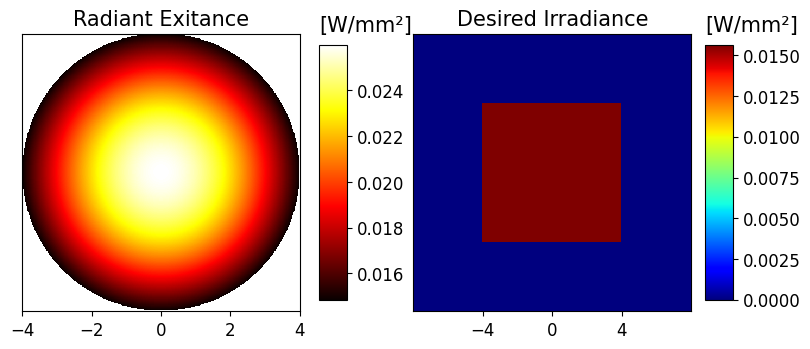
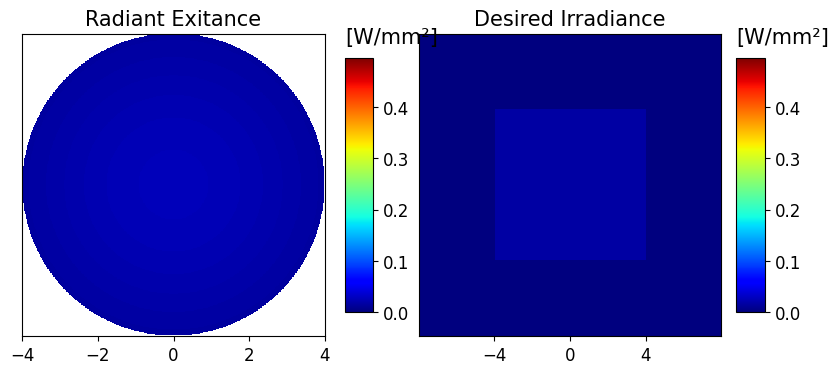
Code edit (unified diff) that turned the first committed figure into the second:
--- before
+++ after
@@ -63,5 +63,5 @@
 # Titles for each column
 columns_title = ["Radiant Exitance"] + [f"Desired Irradiance" for sigma in sigmas]
-cmaps = ["hot","jet"]
+cmaps = ["jet","jet"]
 cbar_title = "[W/mm²]"
 
@@ -70,5 +70,5 @@
     img = irrs[k]
     cmap = cmaps[k]
-    im = ax.imshow(img, extent=rows_extent[k],origin='lower', cmap=cmap,interpolation="nearest")
+    im = ax.imshow(img, extent=rows_extent[k],origin='lower', cmap=cmap,interpolation="nearest",vmin=vmin,vmax=vmax)
     ax.set_title(columns_title[k],fontsize=cbar_title_fontsize)
     if k != 0:

Commit: up